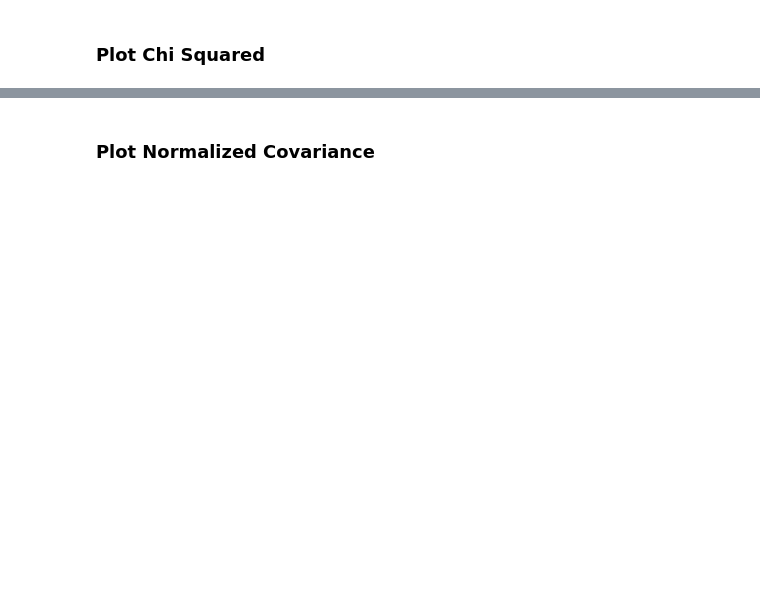
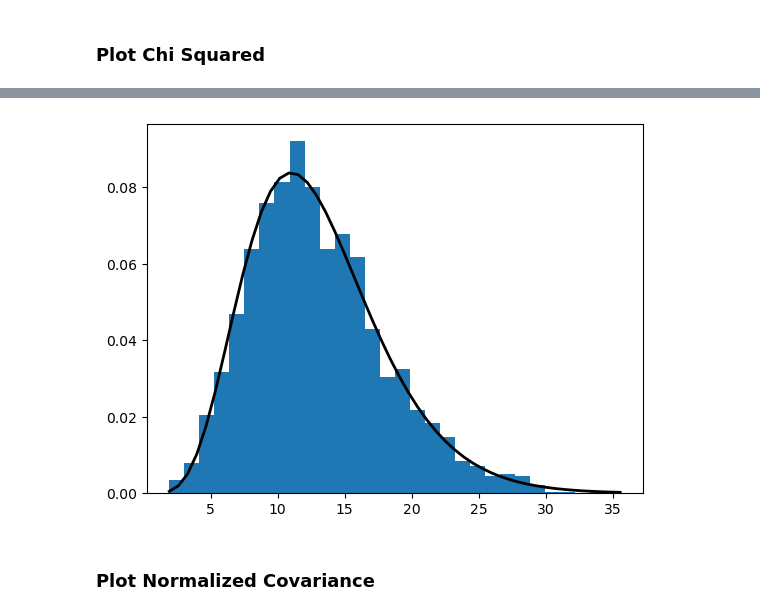
Before and after one commit to FedeDavilaKurban/VPF_Quijote, a Jupyter notebook: AssessGaussianityofLikelihood.ipynb, the cells around one changed output, grey strips where cells are left out. Drawn from its saved outputs; the diff is of its cells as text; code cells hidden in the pictures; blank space fills up the shorter version.

```diff
--- a/AssessGaussianityofLikelihood.ipynb
+++ b/AssessGaussianityofLikelihood.ipynb
@@ -46,6 +46,20 @@ for i in range(rbin):
 cov = covsum/(nsim-1)
 # %% [output]
 1996
+# %%
+def compute_mean_cov(summaries):
+    mean = np.mean(summaries, axis=0)
+    covariance = np.cov(summaries.T)
+    inverse_covariance = np.linalg.solve(
+        covariance, np.eye(len(covariance), len(covariance))
+    )
+    return mean, covariance, inverse_covariance
+mean, covariance, inverse_covariance = compute_mean_cov(np.array(chis))
+
+def compute_xi2(vector, mean, inverse_covariance):
+    return (vector - mean) @ inverse_covariance @ (vector - mean).T
+
+xi2_data = [compute_xi2(fid, mean, inverse_covariance) for fid in np.array(chis)]
 # %%
 
 # Calculate chi squared
@@ -88,3 +88,16 @@ plt.show()
+# %%
+from scipy import stats
+
+plt.hist(xi2_data,bins=30,color=['C00'],density=True)
+#plt.vlines(0.5,0,.6,ls=':',color='k')
+
+dof=rbin
+x = np.linspace(np.min(chisq), np.max(chisq))
+plt.plot(x, stats.chi2.pdf(x, dof), label=r"$\chi^2$", color="k", linewidth=2)
+
+plt.show()
+# %% [output]
+[figure, added]
 # %% [markdown]
 ### Plot Normalized Covariance
 # %%
```
Also changed, not shown: parts of 5 cells of this notebook.
